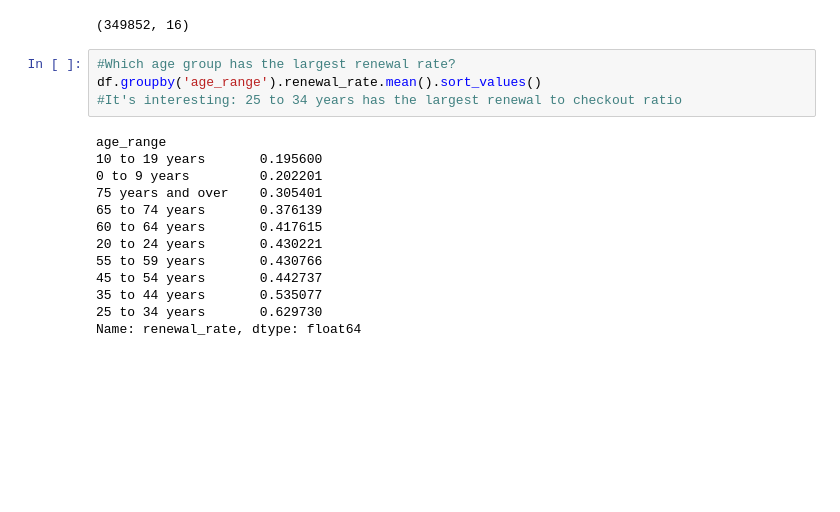
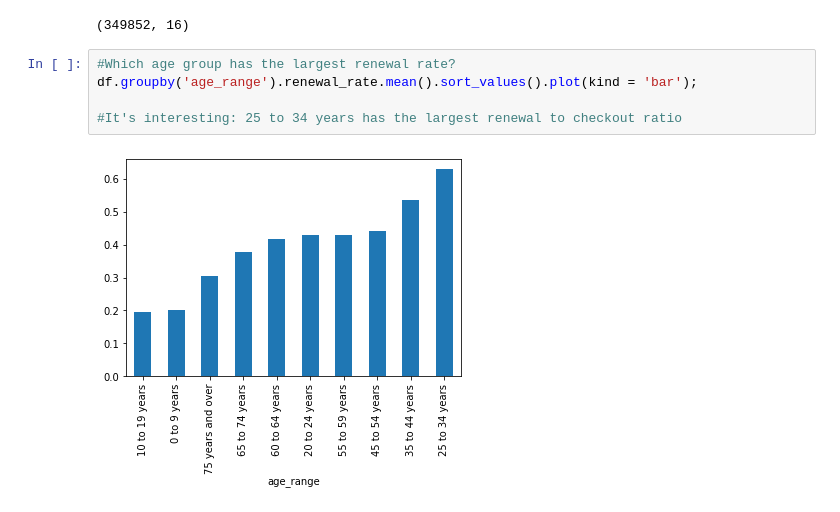
Before and after one commit to arispeaks/SFLibrary, a Jupyter notebook: SF_Library_Project.ipynb, the cells around one changed output. Cells and saved outputs as stored; diff of their text form; blank space fills up the shorter version.

```diff
--- a/SF_Library_Project.ipynb
+++ b/SF_Library_Project.ipynb
@@ -246,18 +221,8 @@ df.shape
 (349852, 16)
 # %%
 #Which age group has the largest renewal rate?
-df.groupby('age_range').renewal_rate.mean().sort_values()
+df.groupby('age_range').renewal_rate.mean().sort_values().plot(kind = 'bar');
+
 #It's interesting: 25 to 34 years has the largest renewal to checkout ratio
 # %% [output]
-age_range
-10 to 19 years       0.195600
-0 to 9 years         0.202201
-75 years and over    0.305401
-65 to 74 years       0.376139
-60 to 64 years       0.417615
-20 to 24 years       0.430221
-55 to 59 years       0.430766
-45 to 54 years       0.442737
-35 to 44 years       0.535077
-25 to 34 years       0.629730
-Name: renewal_rate, dtype: float64
+[figure, added]
```
Also changed, not shown: parts of 67 cells of this notebook.
